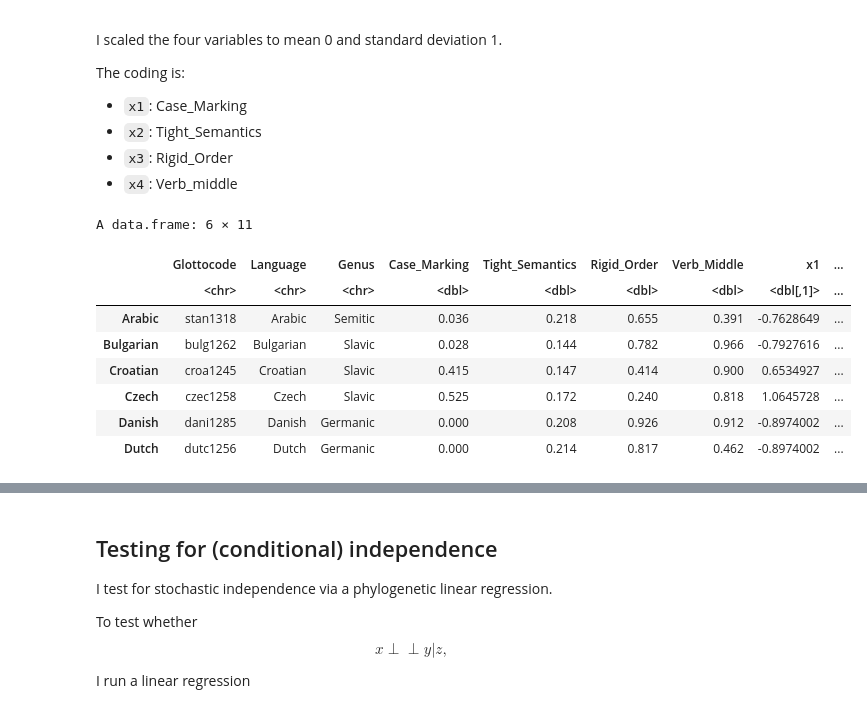
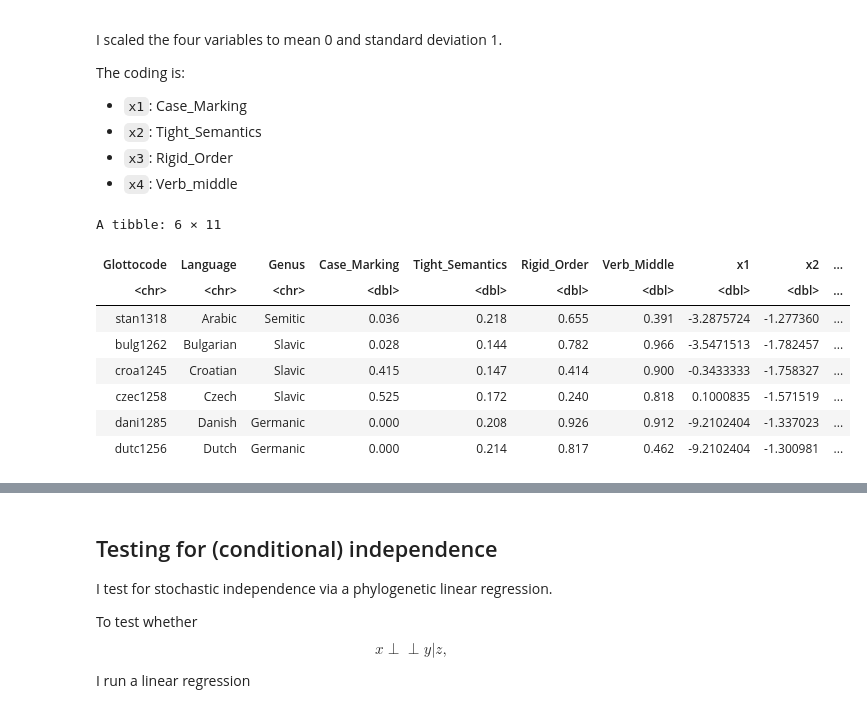
Before and after one commit to gerhardJaeger/phylogeneticCausalAnalysis, a Jupyter notebook: code/mlAnalysis.ipynb, the cells around one changed output, grey strips where cells are left out. Drawn from its saved outputs; the diff is of its cells as text; code cells hidden in the pictures.

```diff
--- a/code/mlAnalysis.ipynb
+++ b/code/mlAnalysis.ipynb
@@ -59,22 +59,32 @@ The coding is:
 - `x2`: Tight_Semantics
 - `x3`: Rigid_Order
 - `x4`: Verb_middle
+# %%
+
+rescale <- function(x, e = 0.0001) {
+    y = ifelse(x == 1, x - e, x)
+    ifelse(y == 0, y + e, y)
+}
+# %%
+logit <- function(x) {
+    log(x / (1-x))
+}
 # %%
 d %>%
     mutate(
-        x1 = scale(Case_Marking),
-        x2 = scale(Tight_Semantics),
-        x3 = scale(Rigid_Order),
-        x4 = scale(Verb_Middle)
+        x1 = logit(rescale(Case_Marking)),
+        x2 = logit(rescale(Tight_Semantics)),
+        x3 = logit(rescale(Rigid_Order)),
+        x4 = logit(rescale(Verb_Middle))
     ) -> d
 head(d)
 # %% [output]
-A data.frame: 6 × 11
+A tibble: 6 × 11
-|  | Glottocode | Language | Genus | Case_Marking | Tight_Semantics | Rigid_Order | Verb_Middle | x1 | ... |
-|  | <chr> | <chr> | <chr> | <dbl> | <dbl> | <dbl> | <dbl> | <dbl[,1]> | ... |
-| Arabic | stan1318 | Arabic | Semitic | 0.036 | 0.218 | 0.655 | 0.391 | -0.7628649 | ... |
-| Bulgarian | bulg1262 | Bulgarian | Slavic | 0.028 | 0.144 | 0.782 | 0.966 | -0.7927616 | ... |
-| Croatian | croa1245 | Croatian | Slavic | 0.415 | 0.147 | 0.414 | 0.900 | 0.6534927 | ... |
-| Czech | czec1258 | Czech | Slavic | 0.525 | 0.172 | 0.240 | 0.818 | 1.0645728 | ... |
-| Danish | dani1285 | Danish | Germanic | 0.000 | 0.208 | 0.926 | 0.912 | -0.8974002 | ... |
-| Dutch | dutc1256 | Dutch | Germanic | 0.000 | 0.214 | 0.817 | 0.462 | -0.8974002 | ... |
+| Glottocode | Language | Genus | Case_Marking | Tight_Semantics | Rigid_Order | Verb_Middle | x1 | x2 | ... |
+| <chr> | <chr> | <chr> | <dbl> | <dbl> | <dbl> | <dbl> | <dbl> | <dbl> | ... |
+| stan1318 | Arabic | Semitic | 0.036 | 0.218 | 0.655 | 0.391 | -3.2875724 | -1.277360 | ... |
+| bulg1262 | Bulgarian | Slavic | 0.028 | 0.144 | 0.782 | 0.966 | -3.5471513 | -1.782457 | ... |
+| croa1245 | Croatian | Slavic | 0.415 | 0.147 | 0.414 | 0.900 | -0.3433333 | -1.758327 | ... |
+| czec1258 | Czech | Slavic | 0.525 | 0.172 | 0.240 | 0.818 | 0.1000835 | -1.571519 | ... |
+| dani1285 | Danish | Germanic | 0.000 | 0.208 | 0.926 | 0.912 | -9.2102404 | -1.337023 | ... |
+| dutc1256 | Dutch | Germanic | 0.000 | 0.214 | 0.817 | 0.462 | -9.2102404 | -1.300981 | ... |
```
Also changed, not shown: parts of 86 cells of this notebook.
